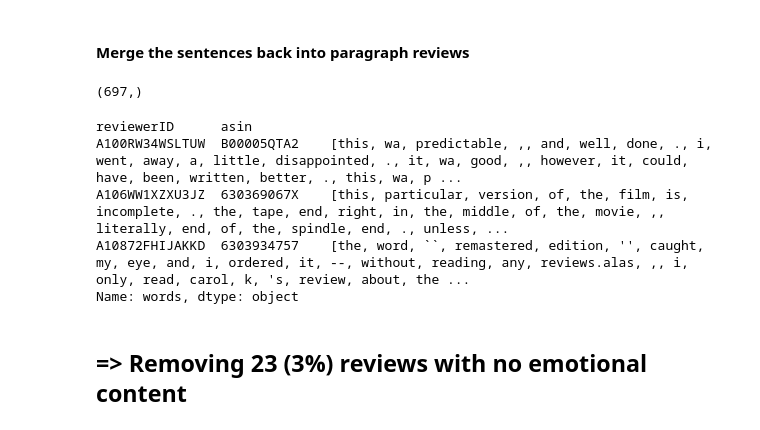
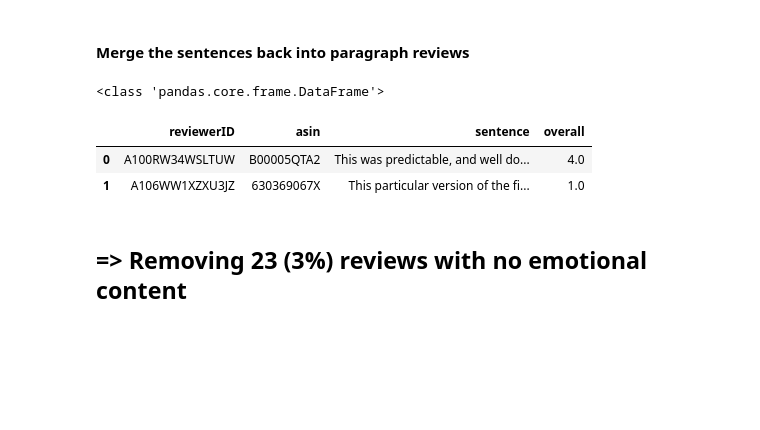
Before and after one commit to j-gd/movie_mood, a Jupyter notebook: src/ab_testing_dev/B_testing.ipynb, the cells around one changed output. Saved outputs shown, nothing was run; the diff lists cells and outputs as text; code cells hidden in the pictures; blank space fills up the shorter version.

Commit message:
Merge sentences back into reviews

```diff
--- a/src/ab_testing_dev/B_testing.ipynb
+++ b/src/ab_testing_dev/B_testing.ipynb
@@ -495,5 +504,20 @@ subjective_sentences.head(2)
 #### Merge the sentences back into paragraph reviews
 # %%
 subj_groups = subjective_sentences.groupby(['reviewerID','asin'])
+# %%
+# can't rely on words, won't be there
+def add_space(sentence):
+    return ' ' + sentence
+def merge_sentences(series):
+    s = series.map(add_space)
+    res = s.sum()
+#     print(res)
+#     print('##########')
+    return res
+
+subj_reviews_sentences = subj_groups['sentence'].agg(merge_sentences)
+print(type(sentences))
+# %% [output]
+<class 'pandas.core.frame.DataFrame'>
 # %%
 subj_reviews_stars = subj_groups['overall'].mean()
@@ -502,14 +524,12 @@ subj_reviews_stars = subj_groups['overall'].mean()
-# %%
-subj_review_comments = subj_groups['words'].sum()
-print(subj_review_comments.shape)
-subj_review_comments[:3]
-# %% [output]
-(697,)
-reviewerID      asin
-A100RW34WSLTUW  B00005QTA2    [this, wa, predictable, ,, and, well, done, ., i, went, away, a, little, disappointed, ., it, wa, good, ,, however, it, could, have, been, written, better, ., this, wa, p ...
-A106WW1XZXU3JZ  630369067X    [this, particular, version, of, the, film, is, incomplete, ., the, tape, end, right, in, the, middle, of, the, movie, ,, literally, end, of, the, spindle, end, ., unless, ...
-A10872FHIJAKKD  6303934757    [the, word, ``, remastered, edition, '', caught, my, eye, and, i, ordered, it, --, without, reading, any, reviews.alas, ,, i, only, read, carol, k, 's, review, about, the ...
-Name: words, dtype: object
+# %%
+subj_reviews = pd.merge(subj_reviews_sentences,
+                        subj_reviews_stars,
+                        how='inner', on=['reviewerID', 'asin']).reset_index()
+subj_reviews.head(2)
+# %% [output]
+|  | reviewerID | asin | sentence | overall |
+| 0 | A100RW34WSLTUW | B00005QTA2 | This was predictable, and well do... | 4.0 |
+| 1 | A106WW1XZXU3JZ | 630369067X | This particular version of the fi... | 1.0 |
 # %%
 review_diff = len(test_reviews) - len(subj_review_comments)
 
```
Also changed, not shown: parts of 12 cells of this notebook.
